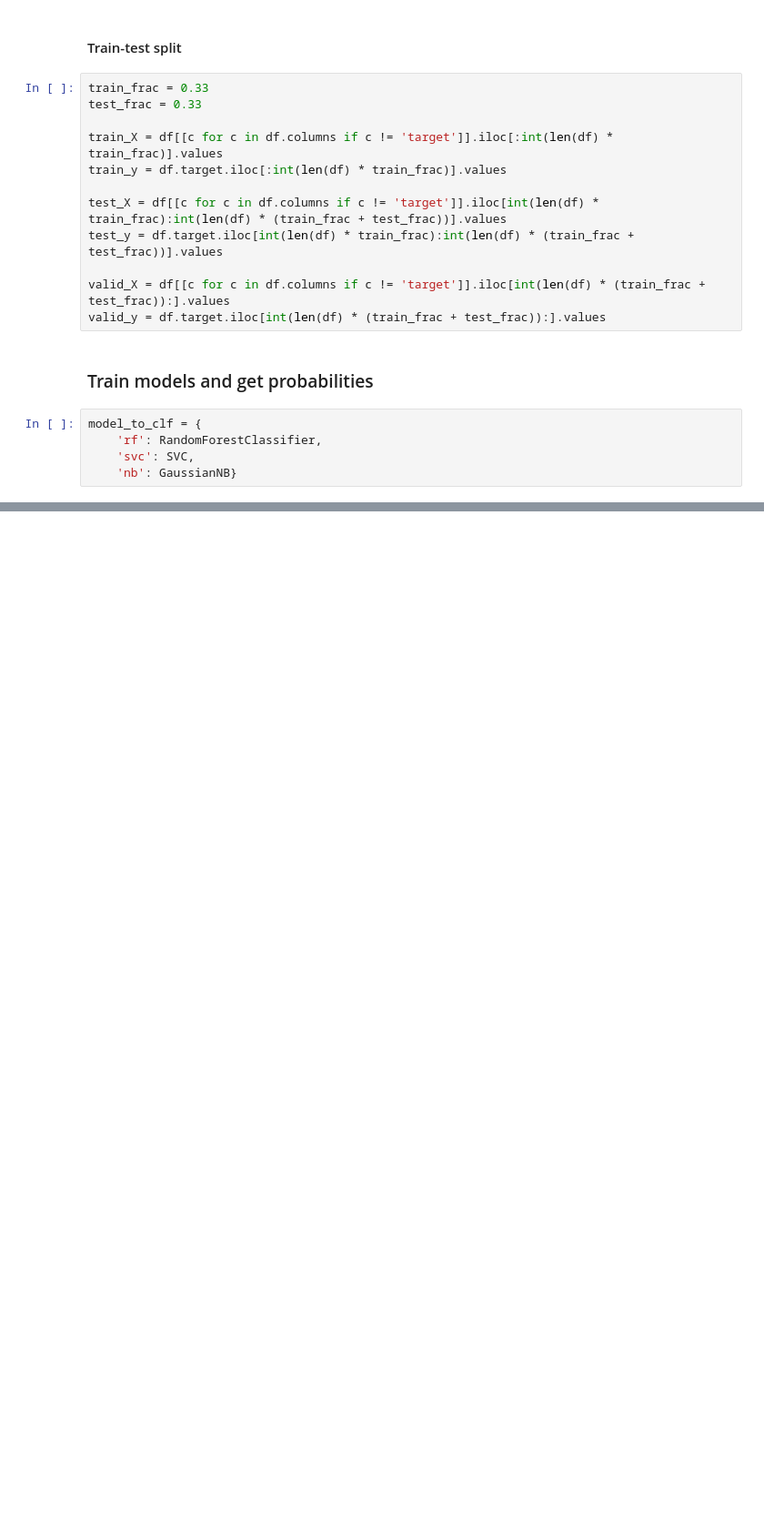
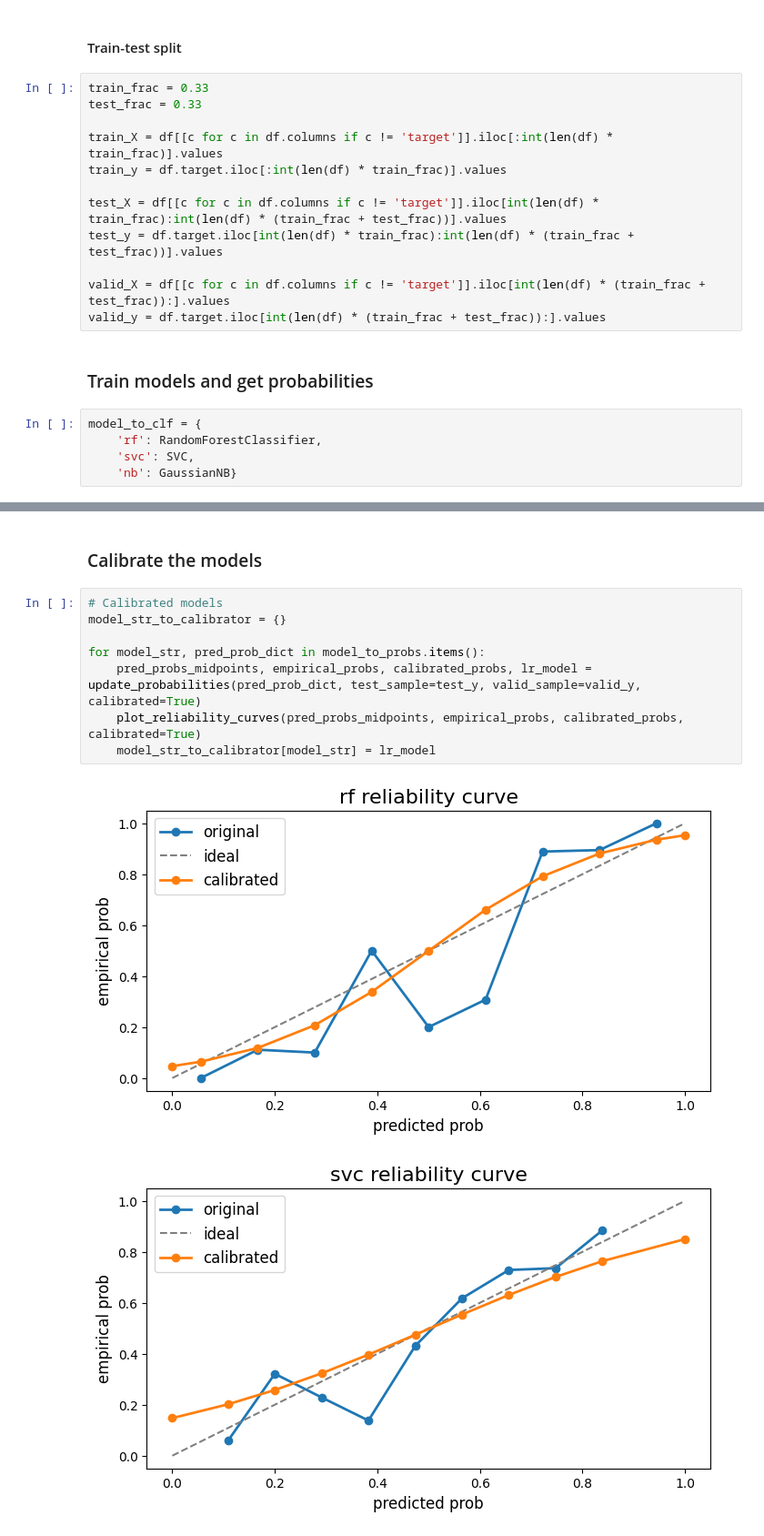
Before and after one commit to MAyub114/calibration_curves, a Jupyter notebook: calibration_curve_heart.ipynb, the cells around one changed output, grey strips where cells are left out. Shown: that part at 91% size. Drawn from its saved outputs; the diff is of its cells as text; blank space fills up the shorter version.

```diff
--- a/calibration_curve_heart.ipynb
+++ b/calibration_curve_heart.ipynb
@@ -108,0 +192,13 @@ plt.show()
+# %% [markdown]
+### Calibrate the models
+# %%
+# Calibrated models
+model_str_to_calibrator = {}
+
+for model_str, pred_prob_dict in model_to_probs.items():
+    pred_probs_midpoints, empirical_probs, calibrated_probs, lr_model = update_probabilities(pred_prob_dict, test_sample=test_y, valid_sample=valid_y, calibrated=True)
+    plot_reliability_curves(pred_probs_midpoints, empirical_probs, calibrated_probs, calibrated=True)
+    model_str_to_calibrator[model_str] = lr_model
+# %% [output]
+[figure, added]
+[figure, added]
```
Also changed, not shown: parts of 11 cells of this notebook.
